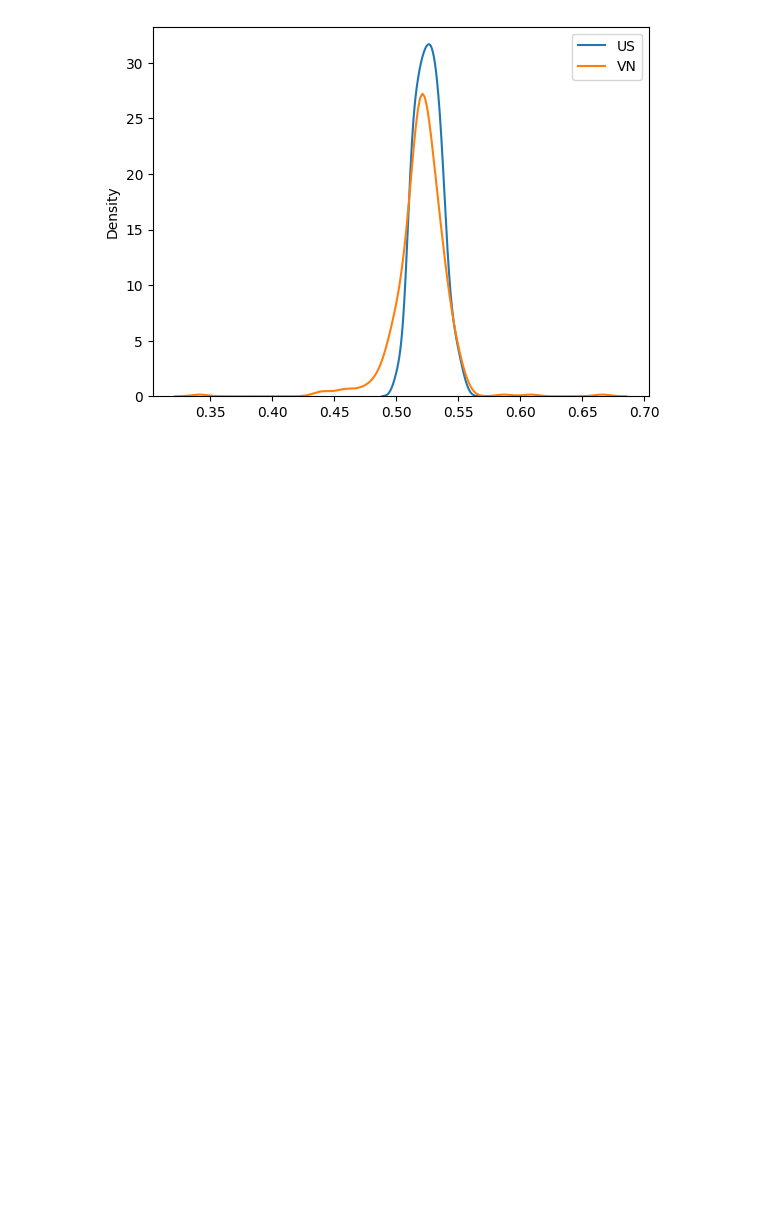
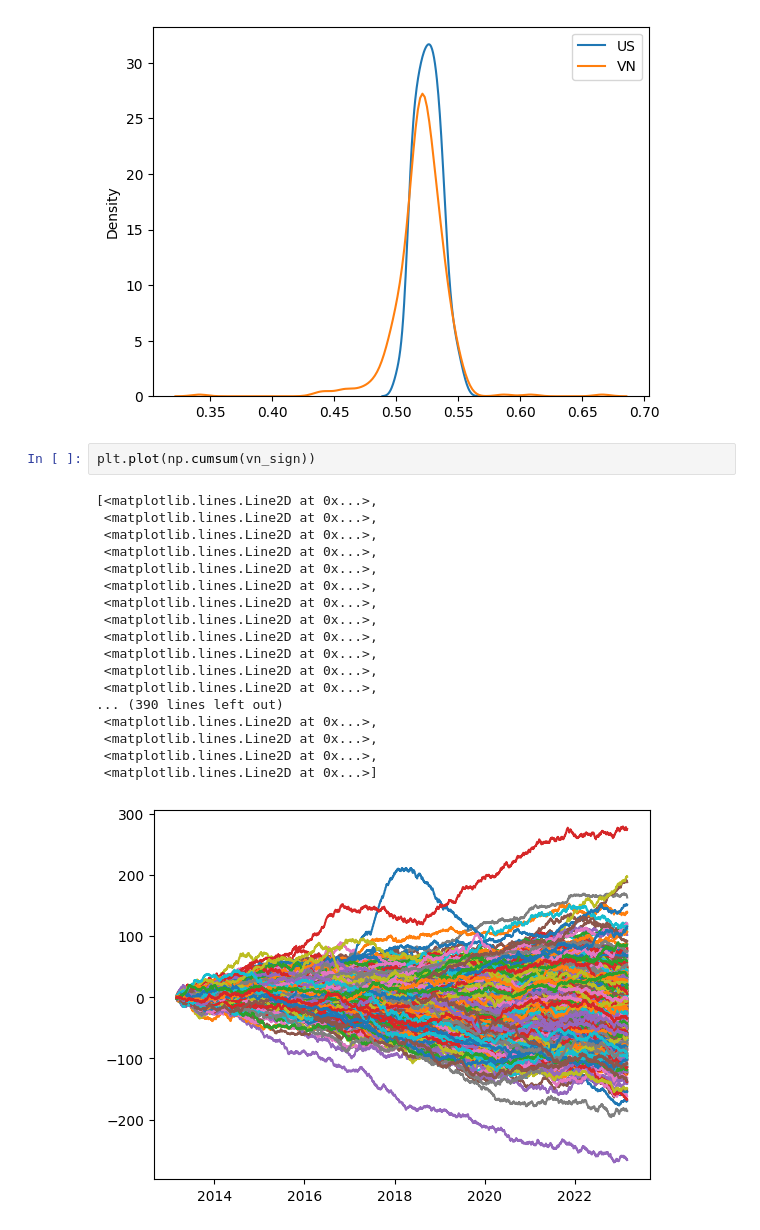
Before and after one commit to khanhtrinh2003/Financial-mathematics, a Jupyter notebook: main.ipynb, the cells around one changed output. Cells and saved outputs as stored; diff of their text form; blank space fills up the shorter version.

```diff
--- a/main.ipynb
+++ b/main.ipynb
@@ -97,3 +97,24 @@ plt.legend()
 # %% [output]
 <matplotlib.legend.Legend at 0x...>
 [figure]
+# %%
+plt.plot(np.cumsum(vn_sign))
+# %% [output]
+[<matplotlib.lines.Line2D at 0x...>,
+ <matplotlib.lines.Line2D at 0x...>,
+ <matplotlib.lines.Line2D at 0x...>,
+ <matplotlib.lines.Line2D at 0x...>,
+ <matplotlib.lines.Line2D at 0x...>,
+ <matplotlib.lines.Line2D at 0x...>,
+ <matplotlib.lines.Line2D at 0x...>,
+ <matplotlib.lines.Line2D at 0x...>,
+ <matplotlib.lines.Line2D at 0x...>,
+ <matplotlib.lines.Line2D at 0x...>,
+ <matplotlib.lines.Line2D at 0x...>,
+ <matplotlib.lines.Line2D at 0x...>,
+... (390 lines left out)
+ <matplotlib.lines.Line2D at 0x...>,
+ <matplotlib.lines.Line2D at 0x...>,
+ <matplotlib.lines.Line2D at 0x...>,
+ <matplotlib.lines.Line2D at 0x...>]
+[figure, added]
```
Also changed, not shown: parts of 3 cells of this notebook.
